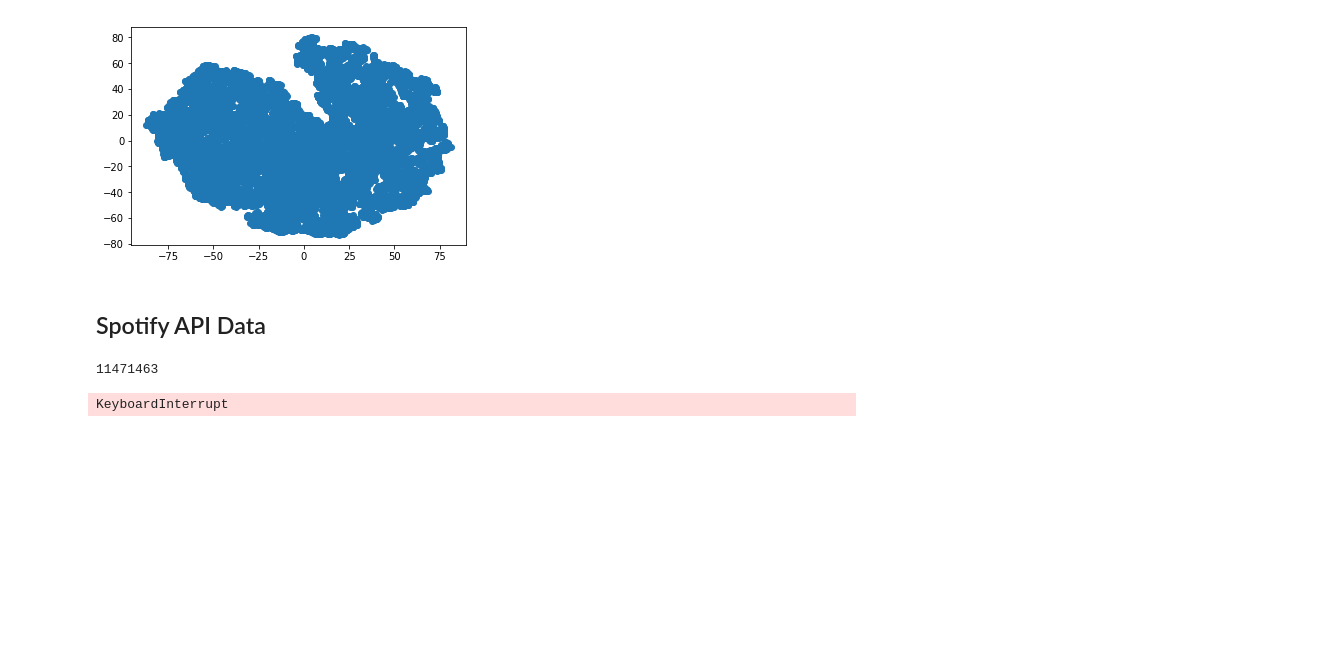
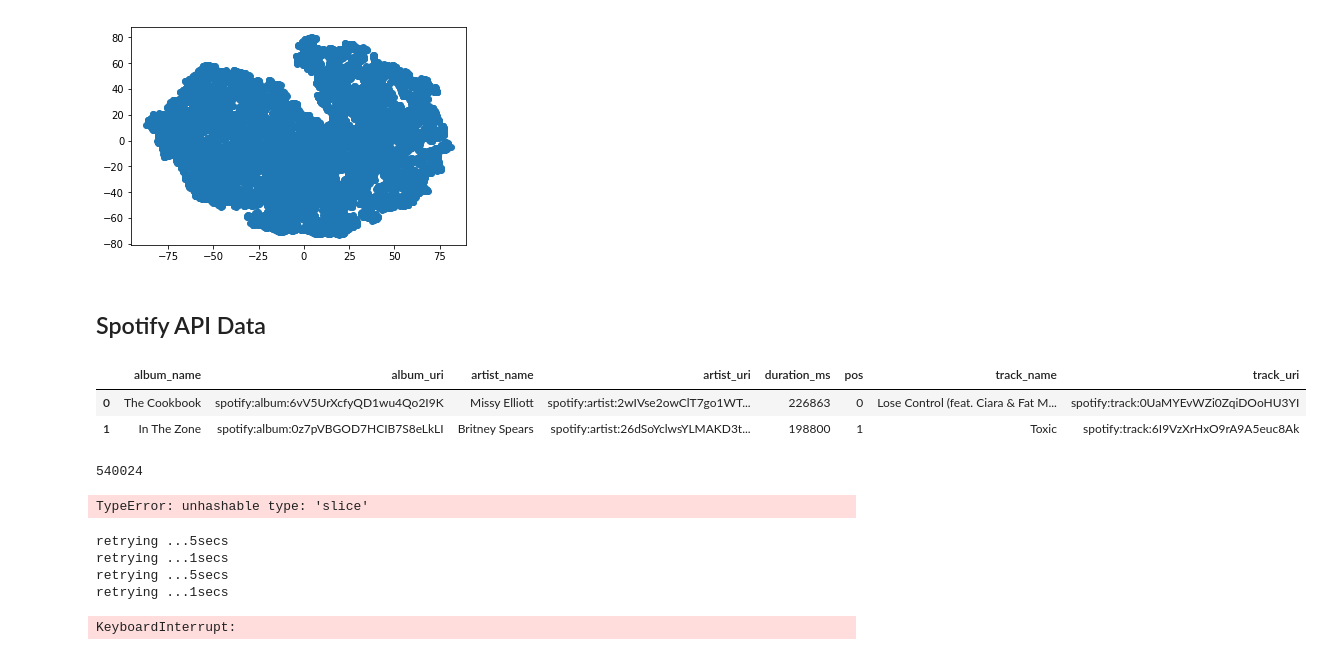
Before and after one commit to adamkhazi/one-million-playlists, a Jupyter notebook: exploration/basic.ipynb, the cells around one changed output. Saved outputs shown, nothing was run; the diff lists cells and outputs as text; code cells hidden in the pictures; blank space fills up the shorter version.

Commit message:
add api field to tracks

```diff
--- a/exploration/basic.ipynb
+++ b/exploration/basic.ipynb
@@ -727,11 +727,28 @@ plt.show()
 [figure]
 # %% [markdown]
 ## Spotify API Data
+# %%
+trackDataDF = d.loadFormattedTracks(1)
+trackDataDF.head(2)
+# %% [output]
+|  | album_name | album_uri | artist_name | artist_uri | duration_ms | pos | track_name | track_uri |
+| 0 | The Cookbook | spotify:album:6vV5UrXcfyQD1wu4Qo2I9K | Missy Elliott | spotify:artist:2wIVse2owClT7go1WT... | 226863 | 0 | Lose Control (feat. Ciara & Fat M... | spotify:track:0UaMYEvWZi0ZqiDOoHU3YI |
+| 1 | In The Zone | spotify:album:0z7pVBGOD7HCIB7S8eLkLI | Britney Spears | spotify:artist:26dSoYclwsYLMAKD3t... | 198800 | 1 | Toxic | spotify:track:6I9VzXrHxO9rA9A5euc8Ak |
 # %%
 trackDataDF.size
 # %% [output]
-11471463
+540024
+# %%
+trackDataDf = trackDataDF[:100, :]
+# %% [output]
+TypeError: unhashable type: 'slice'
 # %%
 d.saveTrackDf(trackDataDF)
-# %% [output]
-KeyboardInterrupt
+# %%
+d.addTrackAPIFields(trackDataDF)
+# %% [output]
+retrying ...5secs
+retrying ...1secs
+retrying ...5secs
+retrying ...1secs
+KeyboardInterrupt:
```
Also changed, not shown: 2 other files.
